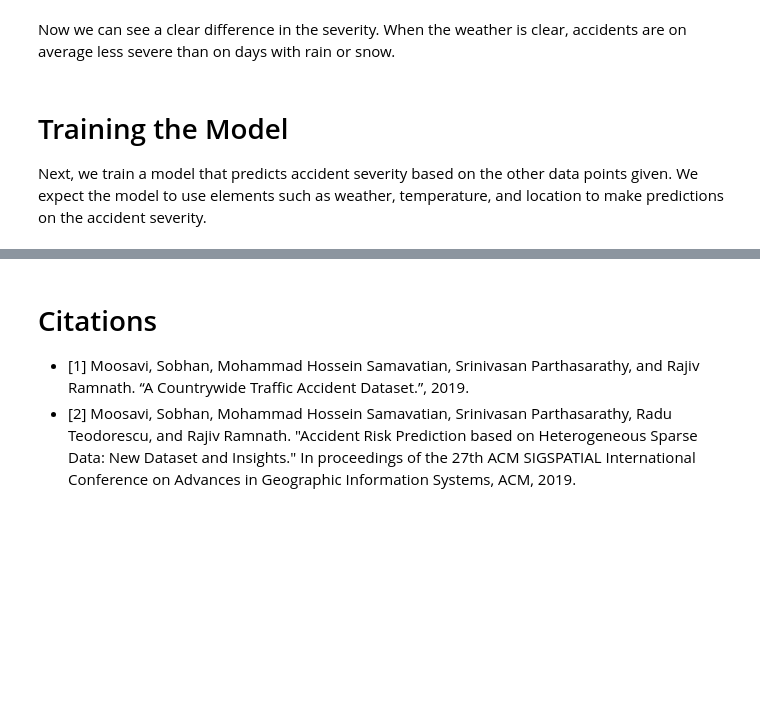
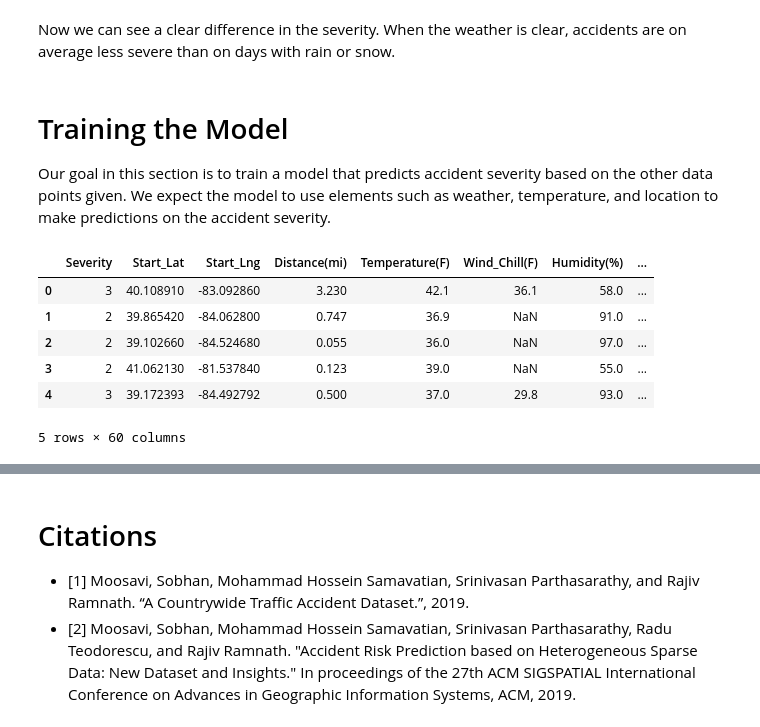
Before and after one commit to kashishpt/CMSC320FinalProject, a Jupyter notebook: main.ipynb, the cells around one changed output, grey strips where cells are left out. Cells and saved outputs as stored; diff of their text form; code cells hidden in the pictures; blank space fills up the shorter version.

```diff
--- a/main.ipynb
+++ b/main.ipynb
@@ -328,4 +331,4 @@ plt.show()
 Now we can see a clear difference in the severity. When the weather is clear, accidents are on average less severe than on days with rain or snow.
 # %% [markdown]
 # Training the Model
-Next, we train a model that predicts accident severity based on the other data points given. We expect the model to use elements such as weather, temperature, and location to make predictions on the accident severity.
+Our goal in this section is to train a model that predicts accident severity based on the other data points given. We expect the model to use elements such as weather, temperature, and location to make predictions on the accident severity.
@@ -335,0 +335,12 @@ Next, we train a model that predicts accident severity based on the other data p
+# %%
+# remove the necessary columns
+data = pd.get_dummies(data.drop(["Start_Time", "End_Time", "City", "Weather_Condition", "ID", 'Sunrise_Sunset', 'Civil_Twilight'], axis=1, errors='ignore'))
+data.head()
+# %% [output]
+|  | Severity | Start_Lat | Start_Lng | Distance(mi) | Temperature(F) | Wind_Chill(F) | Humidity(%) | ... |
+| 0 | 3 | 40.108910 | -83.092860 | 3.230 | 42.1 | 36.1 | 58.0 | ... |
+| 1 | 2 | 39.865420 | -84.062800 | 0.747 | 36.9 | NaN | 91.0 | ... |
+| 2 | 2 | 39.102660 | -84.524680 | 0.055 | 36.0 | NaN | 97.0 | ... |
+| 3 | 2 | 41.062130 | -81.537840 | 0.123 | 39.0 | NaN | 55.0 | ... |
+| 4 | 3 | 39.172393 | -84.492792 | 0.500 | 37.0 | 29.8 | 93.0 | ... |
+5 rows × 60 columns
```
Also changed, not shown: parts of 16 cells of this notebook, 3 other files.
